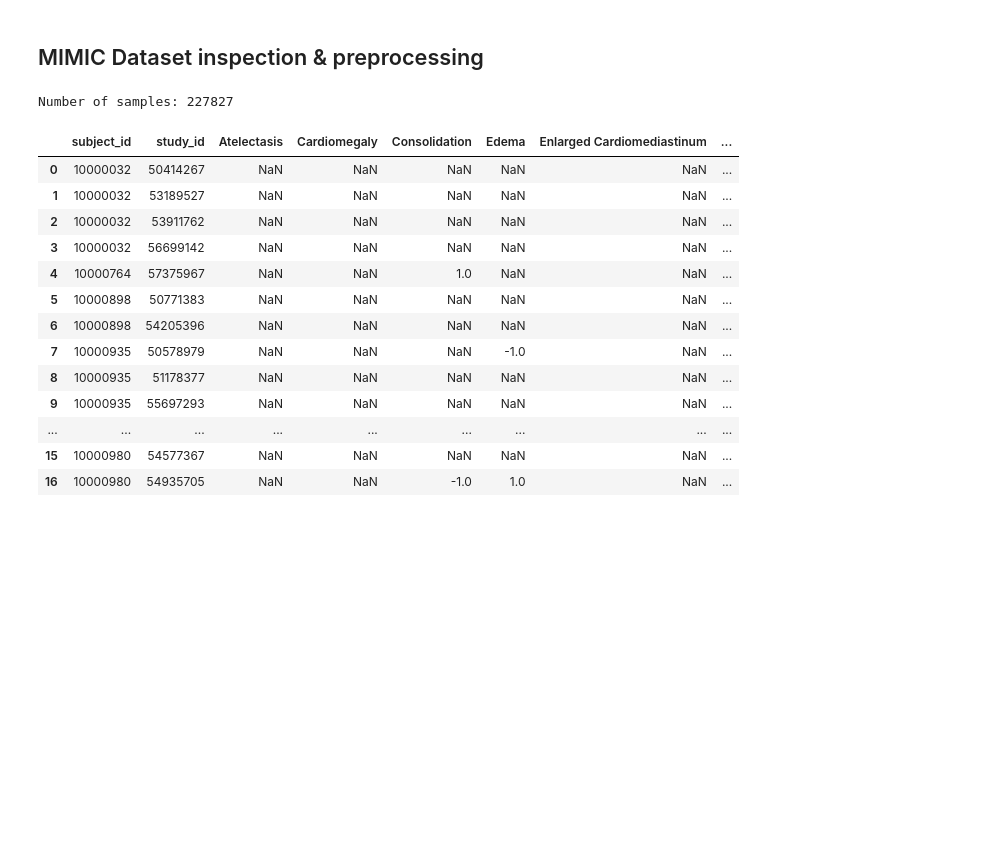
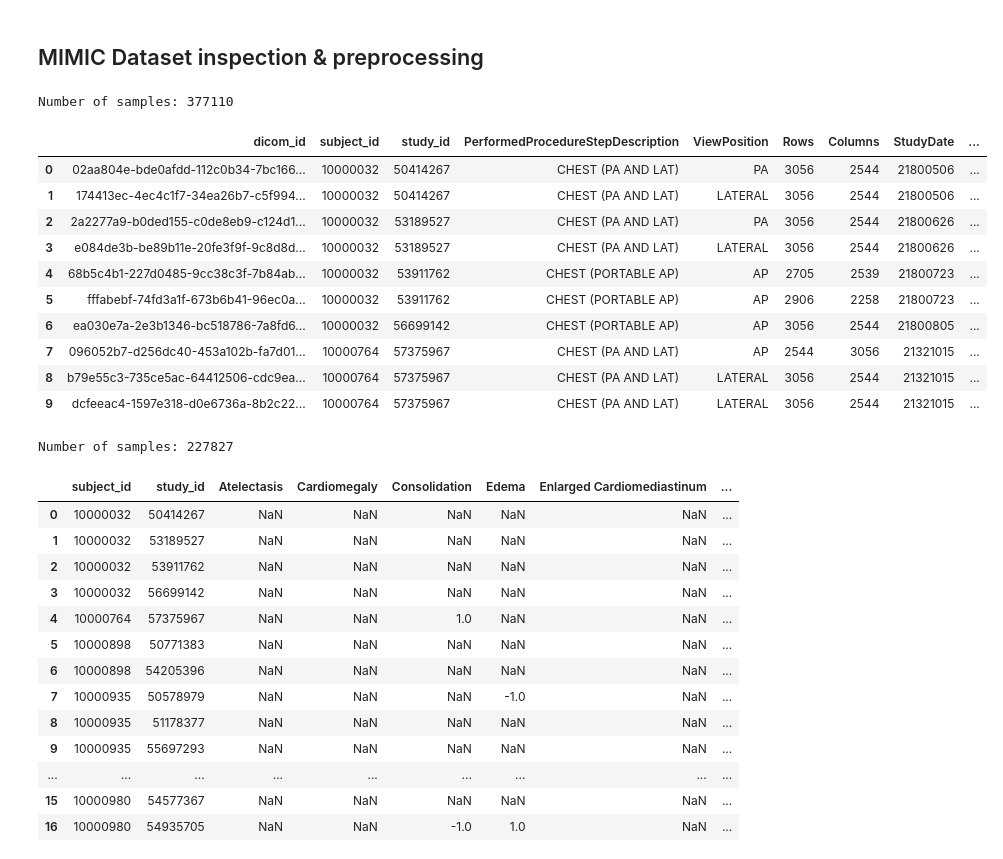
Before and after one commit to tudormihaita/cxr-report-gen, a Jupyter notebook: notebooks/mimic-cxr-data-processing.ipynb, the cells around one changed output. Drawn from its saved outputs; the diff is of its cells as text; code cells hidden in the pictures; blank space fills up the shorter version.

```diff
--- a/notebooks/mimic-cxr-data-processing.ipynb
+++ b/notebooks/mimic-cxr-data-processing.ipynb
@@ -14,6 +14,23 @@ IMAGES_PATH = 'images-normalized'
 REPORTS_PATH = 'reports'
 # %% [markdown]
 ## MIMIC Dataset inspection & preprocessing
+# %%
+metadata = pd.read_csv(os.path.join(DATA_PATH, 'mimic-cxr-2.0.0-metadata.csv.gz'), compression='gzip')
+print("Number of samples: " + str(len(metadata)))
+metadata.head(n=10)
+# %% [output]
+Number of samples: 377110
+|  | dicom_id | subject_id | study_id | PerformedProcedureStepDescription | ViewPosition | Rows | Columns | StudyDate | ... |
+| 0 | 02aa804e-bde0afdd-112c0b34-7bc166... | 10000032 | 50414267 | CHEST (PA AND LAT) | PA | 3056 | 2544 | 21800506 | ... |
+| 1 | 174413ec-4ec4c1f7-34ea26b7-c5f994... | 10000032 | 50414267 | CHEST (PA AND LAT) | LATERAL | 3056 | 2544 | 21800506 | ... |
+| 2 | 2a2277a9-b0ded155-c0de8eb9-c124d1... | 10000032 | 53189527 | CHEST (PA AND LAT) | PA | 3056 | 2544 | 21800626 | ... |
+| 3 | e084de3b-be89b11e-20fe3f9f-9c8d8d... | 10000032 | 53189527 | CHEST (PA AND LAT) | LATERAL | 3056 | 2544 | 21800626 | ... |
+| 4 | 68b5c4b1-227d0485-9cc38c3f-7b84ab... | 10000032 | 53911762 | CHEST (PORTABLE AP) | AP | 2705 | 2539 | 21800723 | ... |
+| 5 | fffabebf-74fd3a1f-673b6b41-96ec0a... | 10000032 | 53911762 | CHEST (PORTABLE AP) | AP | 2906 | 2258 | 21800723 | ... |
+| 6 | ea030e7a-2e3b1346-bc518786-7a8fd6... | 10000032 | 56699142 | CHEST (PORTABLE AP) | AP | 3056 | 2544 | 21800805 | ... |
+| 7 | 096052b7-d256dc40-453a102b-fa7d01... | 10000764 | 57375967 | CHEST (PA AND LAT) | AP | 2544 | 3056 | 21321015 | ... |
+| 8 | b79e55c3-735ce5ac-64412506-cdc9ea... | 10000764 | 57375967 | CHEST (PA AND LAT) | LATERAL | 3056 | 2544 | 21321015 | ... |
+| 9 | dcfeeac4-1597e318-d0e6736a-8b2c22... | 10000764 | 57375967 | CHEST (PA AND LAT) | LATERAL | 3056 | 2544 | 21321015 | ... |
 # %%
 mimic_df = pd.read_csv(f'{DATA_PATH}/mimic-cxr-2.0.0-split.csv.gz', compression='gzip')
 
```
Also changed, not shown: 40 other files.
